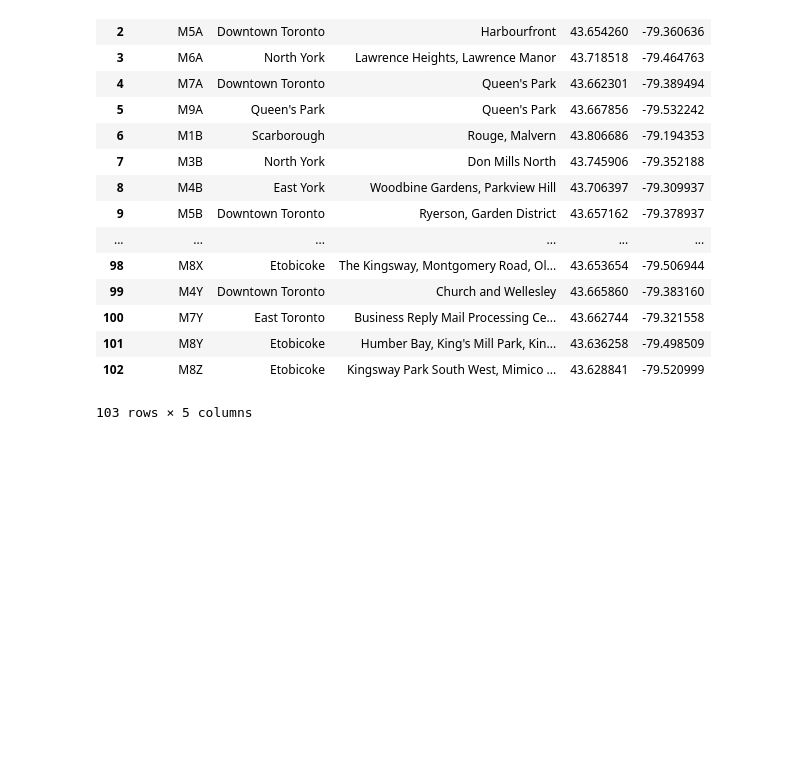
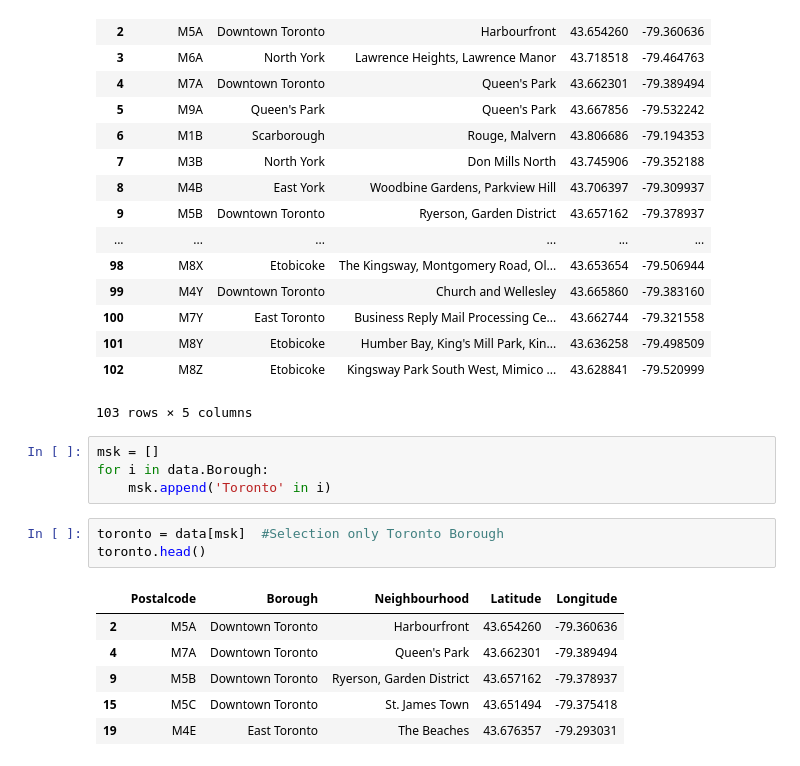
Before and after one commit to jeferson-alves/Coursera_Capstone, a Jupyter notebook: Applied Data Capstone - week 3 - part c.ipynb, the cells around one changed output. Cells and saved outputs as stored; diff of their text form; blank space fills up the shorter version.

```diff
--- a/Applied Data Capstone - week 3 - part c.ipynb
+++ b/Applied Data Capstone - week 3 - part c.ipynb
@@ -175,3 +177,17 @@ data
 | 101 | M8Y | Etobicoke | Humber Bay, King's Mill Park, Kin... | 43.636258 | -79.498509 |
 | 102 | M8Z | Etobicoke | Kingsway Park South West, Mimico ... | 43.628841 | -79.520999 |
 103 rows × 5 columns
+# %%
+msk = []
+for i in data.Borough:
+    msk.append('Toronto' in i)
+# %%
+toronto = data[msk]  #Selection only Toronto Borough
+toronto.head()
+# %% [output]
+|  | Postalcode | Borough | Neighbourhood | Latitude | Longitude |
+| 2 | M5A | Downtown Toronto | Harbourfront | 43.654260 | -79.360636 |
+| 4 | M7A | Downtown Toronto | Queen's Park | 43.662301 | -79.389494 |
+| 9 | M5B | Downtown Toronto | Ryerson, Garden District | 43.657162 | -79.378937 |
+| 15 | M5C | Downtown Toronto | St. James Town | 43.651494 | -79.375418 |
+| 19 | M4E | East Toronto | The Beaches | 43.676357 | -79.293031 |
```
Also changed, not shown: parts of 2 cells of this notebook.
